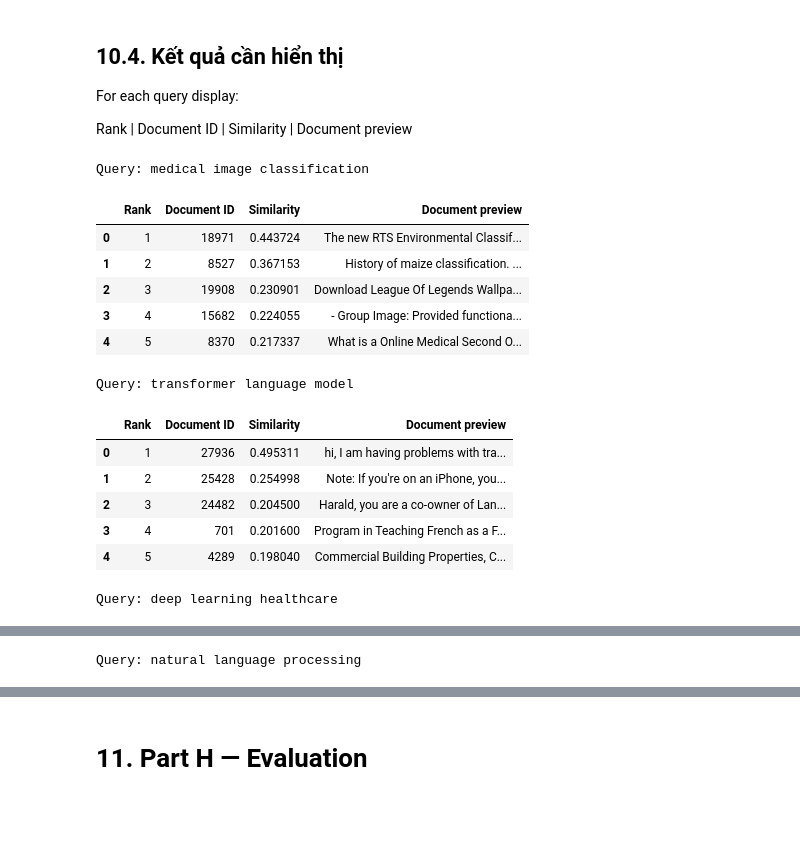
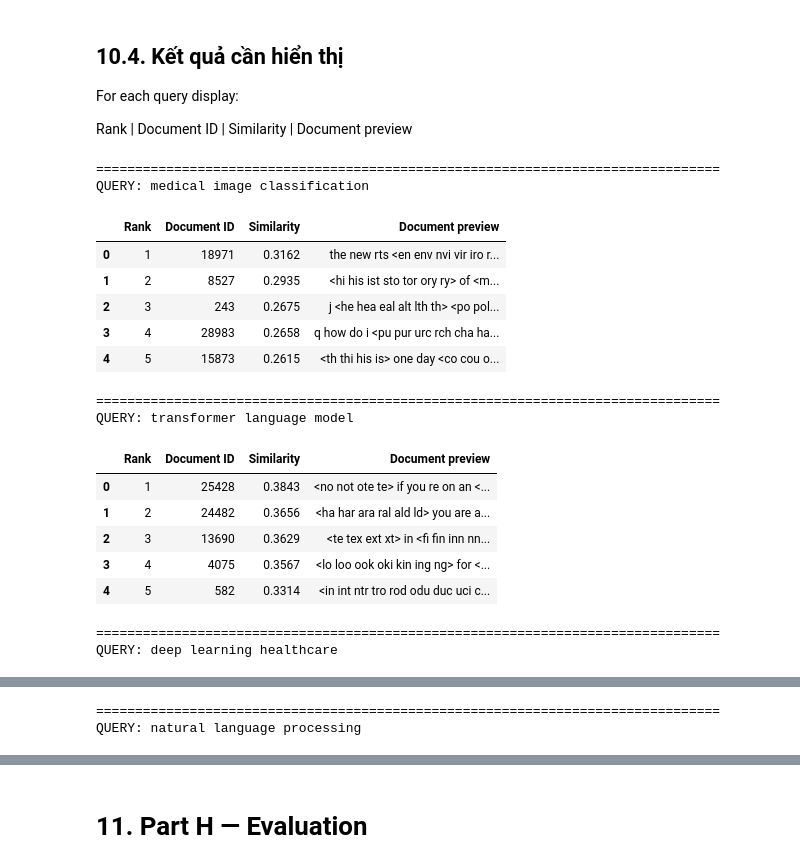
Before and after one commit to thangSy221105/NLP_exercise, a Jupyter notebook: lab01/experiments.ipynb, the cells around one changed output, grey strips where cells are left out. Cells and saved outputs as stored; diff of their text form; code cells hidden in the pictures; blank space fills up the shorter version.

```diff
--- a/lab01/experiments.ipynb
+++ b/lab01/experiments.ipynb
@@ -579,6 +1204,22 @@ def search(query: str, model: dict, top_k: int = 5):
 - transformer language model
 - deep learning healthcare
 - natural language processing
+# %%
+# =====================================
+# G3. Example Queries
+# =====================================
+
+queries = [
+
+    "medical image classification",
+
+    "transformer language model",
+
+    "deep learning healthcare",
+
+    "natural language processing"
+
+]
 # %% [markdown]
 ## 10.4. Kết quả cần hiển thị
 
@@ -586,34 +1227,43 @@ For each query display:
 
 Rank | Document ID | Similarity | Document preview
 # %%
-EXAMPLE_QUERIES = [
-    "medical image classification",
-    "transformer language model",
-    "deep learning healthcare",
-    "natural language processing",
-]
+# =====================================
+# G4. Display Search Results
+# =====================================
 
-if DATA_AVAILABLE and SKLEARN_AVAILABLE and "pipeline_models" in globals():
-    selected_model = pipeline_models["Pipeline A"]
-    for query in EXAMPLE_QUERIES:
-        print(f"Query: {query}")
-        display(search(query, selected_model, top_k=5))
-else:
-    print("Search display skipped because the dataset is not configured.")
+for query in queries:
+
+
+    print("="*80)
+
+    print("QUERY:",
+          query)
+
+
+    results = search_engine(
+        query,
+        top_k=5
+    )
+
+
+    display(results)
 # %% [output]
-Query: medical image classification
+================================================================================
+QUERY: medical image classification
 |  | Rank | Document ID | Similarity | Document preview |
-| 0 | 1 | 18971 | 0.443724 | The new RTS Environmental Classif... |
-| 1 | 2 | 8527 | 0.367153 | History of maize classification. ... |
-| 2 | 3 | 19908 | 0.230901 | Download League Of Legends Wallpa... |
-| 3 | 4 | 15682 | 0.224055 | - Group Image: Provided functiona... |
-| 4 | 5 | 8370 | 0.217337 | What is a Online Medical Second O... |
+| 0 | 1 | 18971 | 0.3162 | the new rts <en env nvi vir iro r... |
+| 1 | 2 | 8527 | 0.2935 | <hi his ist sto tor ory ry> of <m... |
+| 2 | 3 | 243 | 0.2675 | j <he hea eal alt lth th> <po pol... |
+| 3 | 4 | 28983 | 0.2658 | q how do i <pu pur urc rch cha ha... |
+| 4 | 5 | 15873 | 0.2615 | <th thi his is> one day <co cou o... |
-Query: transformer language model
+================================================================================
+QUERY: transformer language model
 |  | Rank | Document ID | Similarity | Document preview |
-| 0 | 1 | 27936 | 0.495311 | hi, I am having problems with tra... |
-| 1 | 2 | 25428 | 0.254998 | Note: If you're on an iPhone, you... |
-| 2 | 3 | 24482 | 0.204500 | Harald, you are a co-owner of Lan... |
-| 3 | 4 | 701 | 0.201600 | Program in Teaching French as a F... |
-| 4 | 5 | 4289 | 0.198040 | Commercial Building Properties, C... |
+| 0 | 1 | 25428 | 0.3843 | <no not ote te> if you re on an <... |
+| 1 | 2 | 24482 | 0.3656 | <ha har ara ral ald ld> you are a... |
+| 2 | 3 | 13690 | 0.3629 | <te tex ext xt> in <fi fin inn nn... |
+| 3 | 4 | 4075 | 0.3567 | <lo loo ook oki kin ing ng> for <... |
+| 4 | 5 | 582 | 0.3314 | <in int ntr tro rod odu duc uci c... |
-Query: deep learning healthcare
+================================================================================
+QUERY: deep learning healthcare
 |  | Rank | Document ID | Similarity | Document preview |
@@ -625,2 +1275,3 @@ Query: deep learning healthcare
-Query: natural language processing
+================================================================================
+QUERY: natural language processing
 |  | Rank | Document ID | Similarity | Document preview |
```
Also changed, not shown: parts of 28 cells of this notebook.
